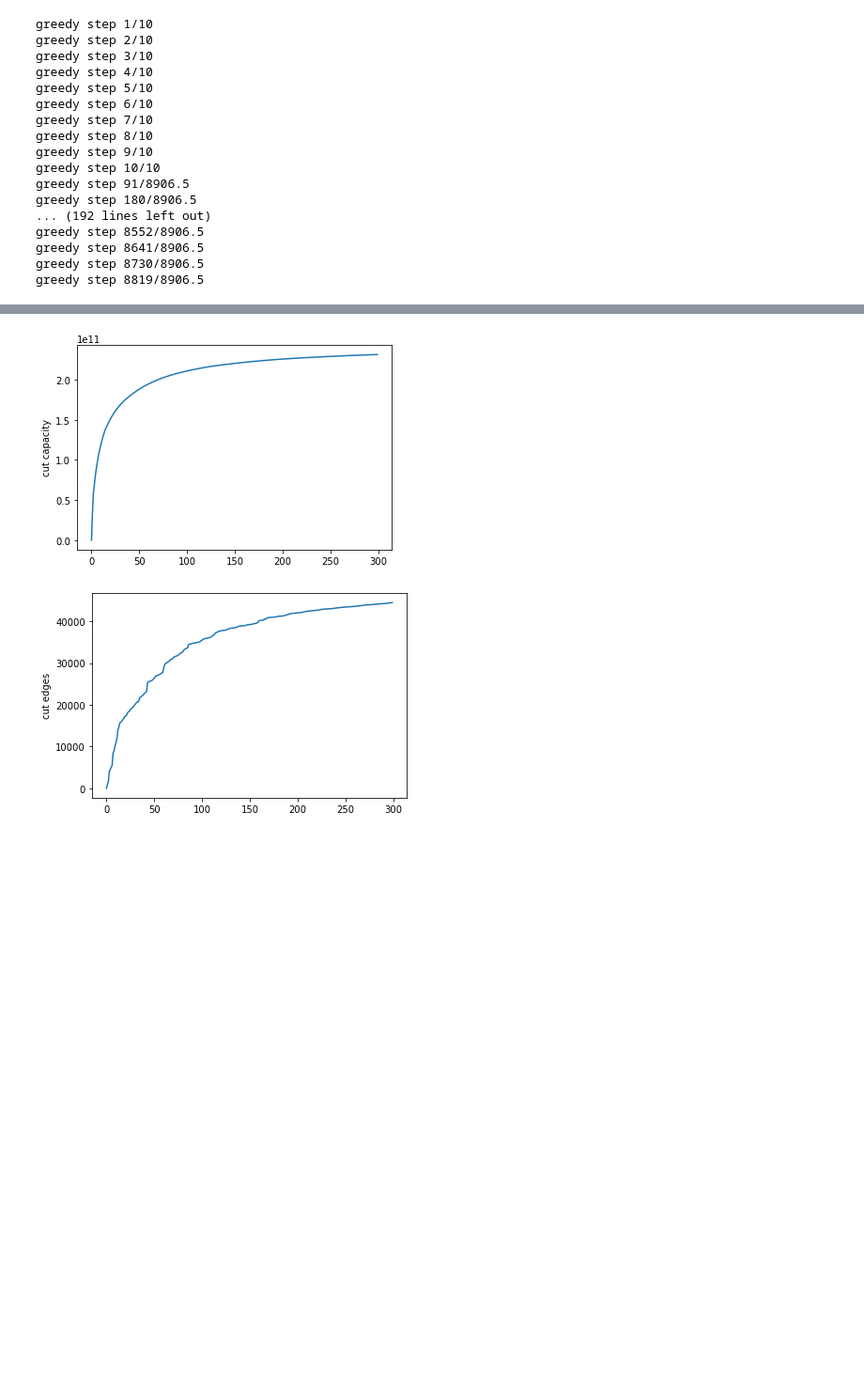
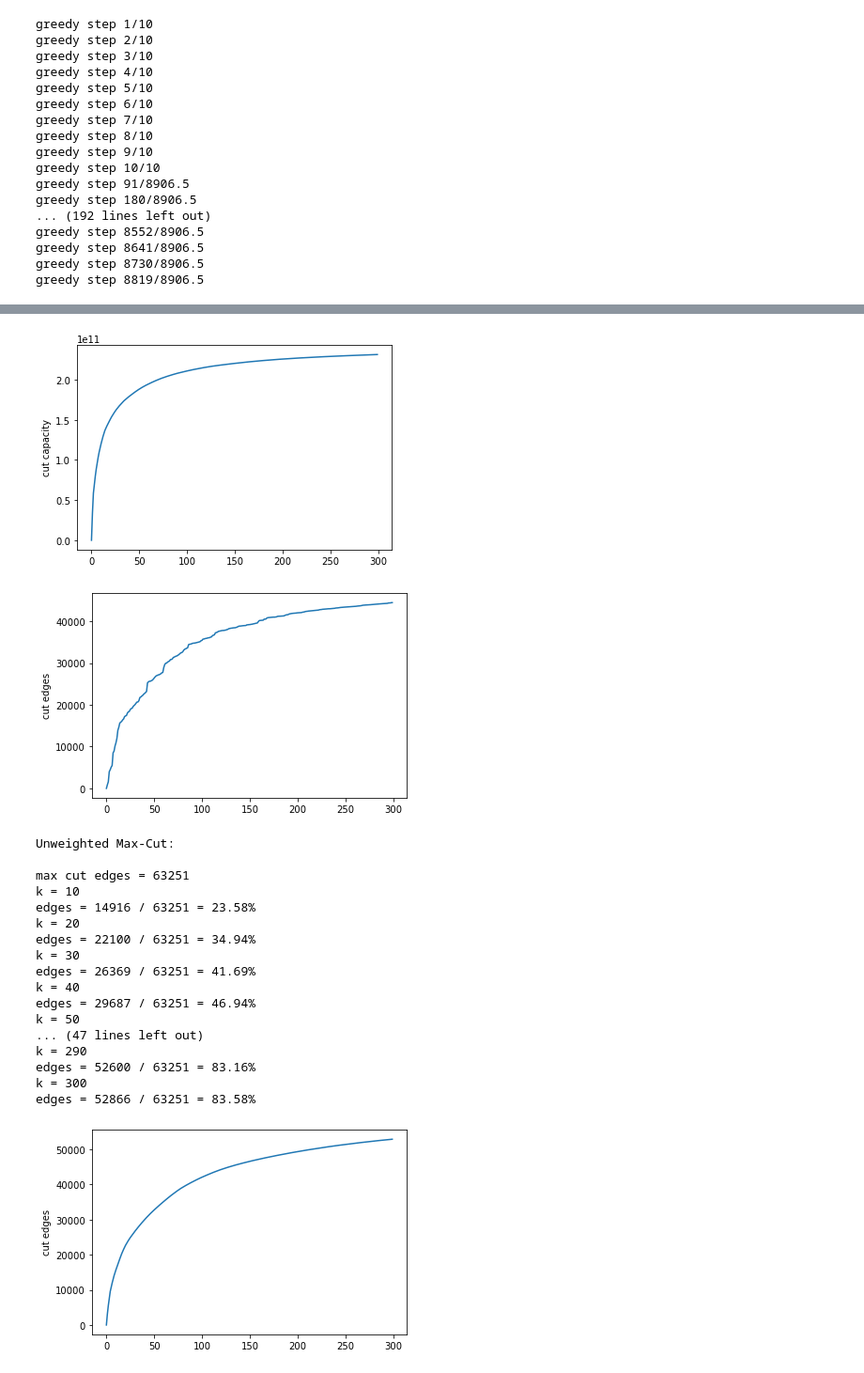
Before and after one commit to CosimoSguanci/Mass-Exit-Attacks-on-LN, a Jupyter notebook: max-cut/imbalanced-max-cut.ipynb, the cells around one changed output, grey strips where cells are left out. Shown at 94% size. Cells and saved outputs as stored; diff of their text form; code cells hidden in the pictures; blank space fills up the shorter version.

```diff
--- a/max-cut/imbalanced-max-cut.ipynb
+++ b/max-cut/imbalanced-max-cut.ipynb
@@ -119,6 +119,8 @@ greedy step 8730/8906.5
 greedy step 8819/8906.5
 # %%
 import matplotlib.pyplot as plt
+
+print("Weighted Max-Cut:\n")
 
 print("max cut capacity = " + str(max(C_w)))
 print("max cut edges = " + str(max(edges_count_w)))
@@ -136,4 +138,23 @@ plt.show()
 plt.plot(edges_count_w[0:k])
 plt.ylabel('cut edges')
 plt.show()
+
+print("Unweighted Max-Cut:\n")
+
+#print("max cut capacity = " + str(max(C_w)))
+print("max cut edges = " + str(max(edges_count)))
+
+for k in range(10, 301, 10):
+    print("k = " + str(k))
+    #print(f'capacity = {C_w[k-1]:d} / {max(C_w):d} = {100*C_w[k-1]/max(C_w):2.2f}%')
+    #print(f'edges = {C[k-1]:d} / {max(C):d} = {100*C[k-1]/max(C):2.2f}%')
+    print(f'edges = {edges_count[k-1]:d} / {max(edges_count):d} = {100*edges_count[k-1]/max(edges_count):2.2f}%')
+
+# plt.plot(C_w[0:k])
+# plt.ylabel('cut capacity')
+# plt.show()
+
+plt.plot(edges_count[0:k])
+plt.ylabel('cut edges')
+plt.show()
 # %% [output]
@@ -153,6 +174,24 @@ k = 40
 edges = 44238 / 58531 = 75.58%
 k = 300
 capacity = 231206098635 / 246436727385 = 93.82%
 edges = 44487 / 58531 = 76.01%
 [figure]
 [figure]
+Unweighted Max-Cut:
+
+max cut edges = 63251
+k = 10
+edges = 14916 / 63251 = 23.58%
+k = 20
+edges = 22100 / 63251 = 34.94%
+k = 30
+edges = 26369 / 63251 = 41.69%
+k = 40
+edges = 29687 / 63251 = 46.94%
+k = 50
+... (47 lines left out)
+k = 290
+edges = 52600 / 63251 = 83.16%
+k = 300
+edges = 52866 / 63251 = 83.58%
+[figure, added]
```
Also changed, not shown: parts of 1 cell of this notebook.
